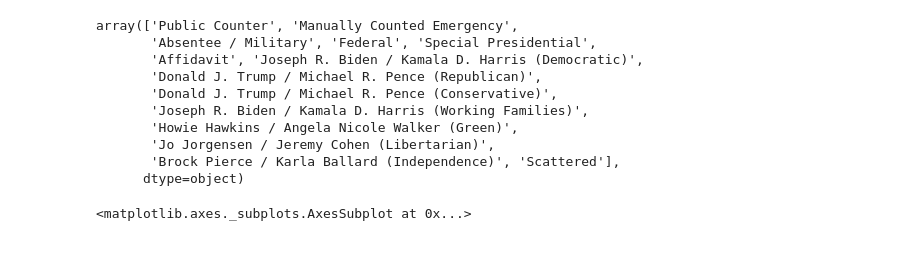
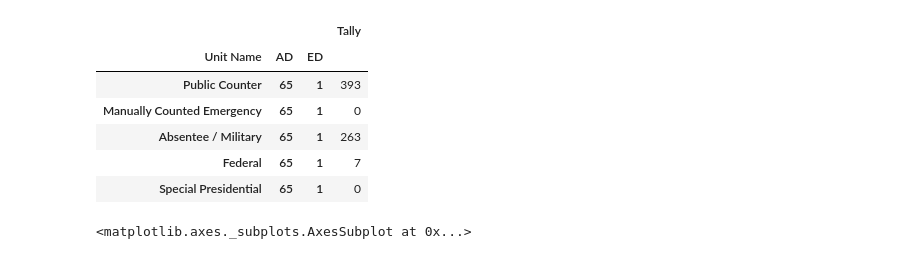
Before and after one commit to kharvd/election_covid_nyc, a Jupyter notebook: election_nyc.ipynb, the cells around one changed output. Drawn from its saved outputs; the diff is of its cells as text; code cells hidden in the pictures.

```diff
--- a/election_nyc.ipynb
+++ b/election_nyc.ipynb
@@ -12,16 +13,13 @@ results = pd.read_csv("nyc_elections.csv")
-# %%
-results["Unit Name"].unique()
-# %% [output]
-array(['Public Counter', 'Manually Counted Emergency',
-       'Absentee / Military', 'Federal', 'Special Presidential',
-       'Affidavit', 'Joseph R. Biden / Kamala D. Harris (Democratic)',
-       'Donald J. Trump / Michael R. Pence (Republican)',
-       'Donald J. Trump / Michael R. Pence (Conservative)',
-       'Joseph R. Biden / Kamala D. Harris (Working Families)',
-       'Howie Hawkins / Angela Nicole Walker (Green)',
-       'Jo Jorgensen / Jeremy Cohen (Libertarian)',
-       'Brock Pierce / Karla Ballard (Independence)', 'Scattered'],
-      dtype=object)
+# %%
+results.head()
+# %% [output]
+|  |  |  | Tally |
+| Unit Name | AD | ED |  |
+| Public Counter | 65 | 1 | 393 |
+| Manually Counted Emergency | 65 | 1 | 0 |
+| Absentee / Military | 65 | 1 | 263 |
+| Federal | 65 | 1 | 7 |
+| Special Presidential | 65 | 1 | 0 |
 # %%
 candidates = [
   'Joseph R. Biden / Kamala D. Harris (Democratic)',
```
Also changed, not shown: parts of 4 cells of this notebook.
